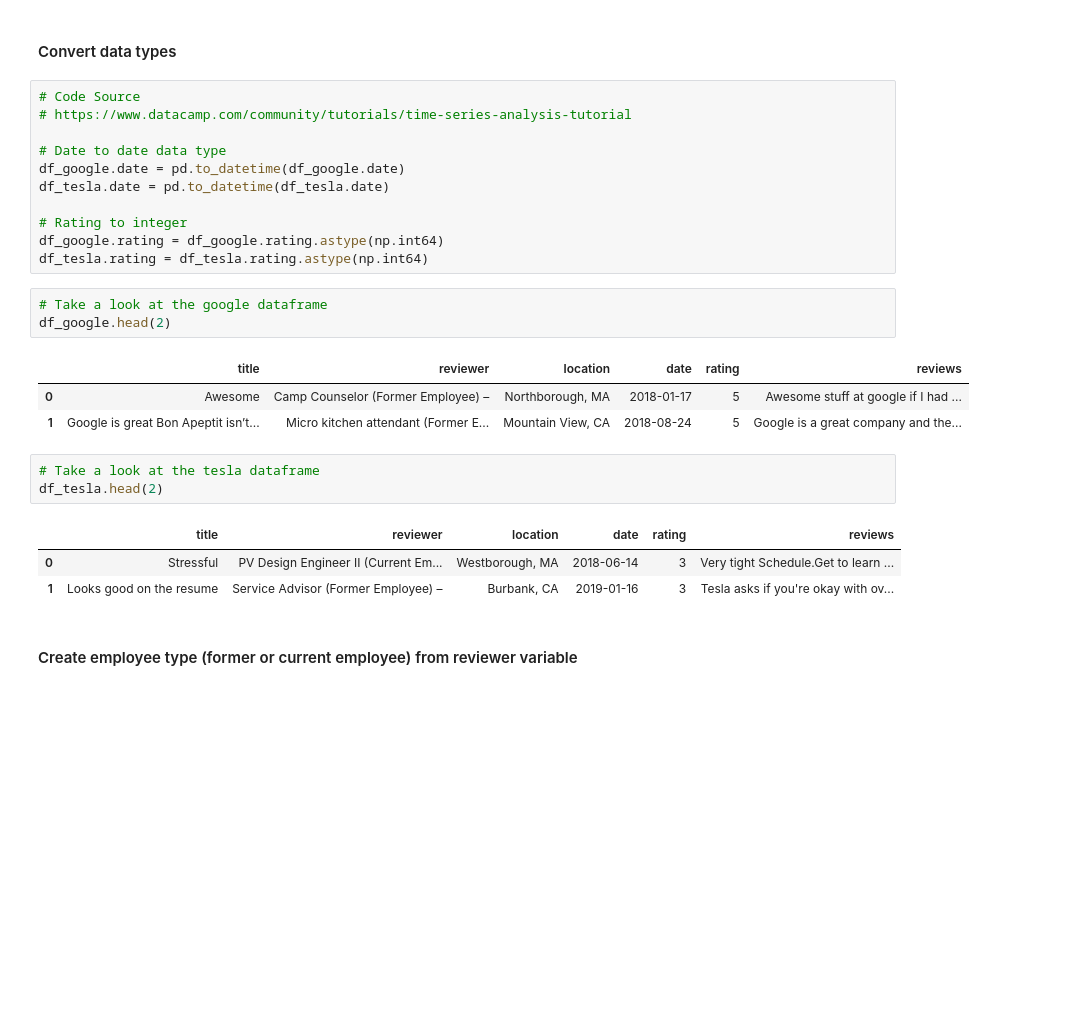
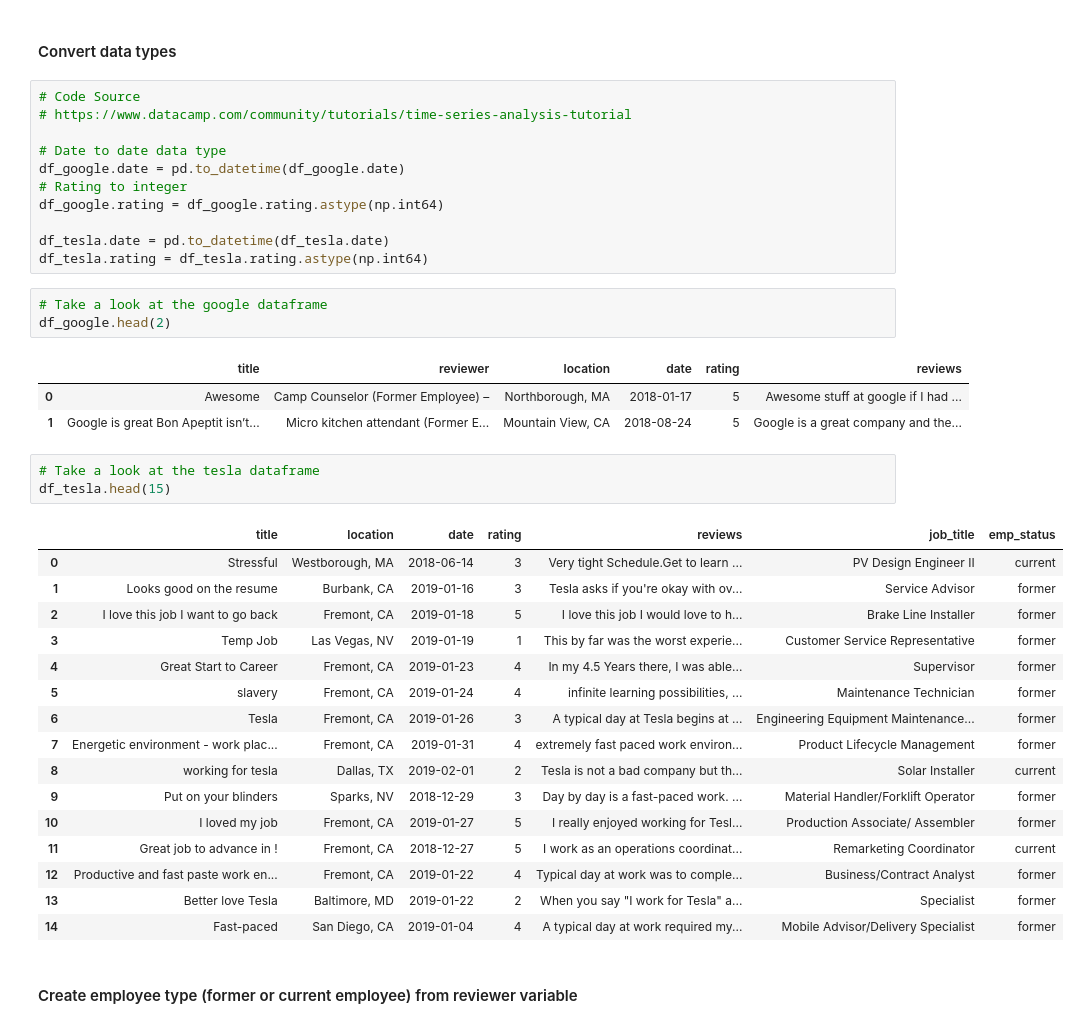
Before and after one commit to chris10davies/MSDS692-Data-Science-Practicum, a Jupyter notebook: reviews.ipynb, the cells around one changed output. Drawn from its saved outputs; the diff is of its cells as text; blank space fills up the shorter version.

Commit message:
Revert "Update reviews.ipynb"
This reverts commit aa2126b7fd10adf7342487276a0b4e2ecbf6382c.

```diff
--- a/reviews.ipynb
+++ b/reviews.ipynb
@@ -89,10 +74,10 @@ memory usage: 58.0+ KB
 
 # Date to date data type
 df_google.date = pd.to_datetime(df_google.date)
-df_tesla.date = pd.to_datetime(df_tesla.date)
-
 # Rating to integer
 df_google.rating = df_google.rating.astype(np.int64)
+
+df_tesla.date = pd.to_datetime(df_tesla.date)
 df_tesla.rating = df_tesla.rating.astype(np.int64)
 # %%
 # Take a look at the google dataframe
@@ -103,11 +88,24 @@ df_google.head(2)
 | 1 | Google is great Bon Apeptit isn’t... | Micro kitchen attendant (Former E... | Mountain View, CA | 2018-08-24 | 5 | Google is a great company and the... |
 # %%
 # Take a look at the tesla dataframe
-df_tesla.head(2)
+df_tesla.head(15)
 # %% [output]
-|  | title | reviewer | location | date | rating | reviews |
-| 0 | Stressful | PV Design Engineer II (Current Em... | Westborough, MA | 2018-06-14 | 3 | Very tight Schedule.Get to learn ... |
-| 1 | Looks good on the resume | Service Advisor (Former Employee) – | Burbank, CA | 2019-01-16 | 3 | Tesla asks if you're okay with ov... |
+|  | title | location | date | rating | reviews | job_title | emp_status |
+| 0 | Stressful | Westborough, MA | 2018-06-14 | 3 | Very tight Schedule.Get to learn ... | PV Design Engineer II | current |
+| 1 | Looks good on the resume | Burbank, CA | 2019-01-16 | 3 | Tesla asks if you're okay with ov... | Service Advisor | former |
+| 2 | I love this job I want to go back | Fremont, CA | 2019-01-18 | 5 | I love this job I would love to h... | Brake Line Installer | former |
+| 3 | Temp Job | Las Vegas, NV | 2019-01-19 | 1 | This by far was the worst experie... | Customer Service Representative | former |
+| 4 | Great Start to Career | Fremont, CA | 2019-01-23 | 4 | In my 4.5 Years there, I was able... | Supervisor | former |
+| 5 | slavery | Fremont, CA | 2019-01-24 | 4 | infinite learning possibilities, ... | Maintenance Technician | former |
+| 6 | Tesla | Fremont, CA | 2019-01-26 | 3 | A typical day at Tesla begins at ... | Engineering Equipment Maintenance... | former |
+| 7 | Energetic environment - work plac... | Fremont, CA | 2019-01-31 | 4 | extremely fast paced work environ... | Product Lifecycle Management | former |
+| 8 | working for tesla | Dallas, TX | 2019-02-01 | 2 | Tesla is not a bad company but th... | Solar Installer | current |
+| 9 | Put on your blinders | Sparks, NV | 2018-12-29 | 3 | Day by day is a fast-paced work. ... | Material Handler/Forklift Operator | former |
+| 10 | I loved my job | Fremont, CA | 2019-01-27 | 5 | I really enjoyed working for Tesl... | Production Associate/ Assembler | former |
+| 11 | Great job to advance in ! | Fremont, CA | 2018-12-27 | 5 | I work as an operations coordinat... | Remarketing Coordinator | current |
+| 12 | Productive and fast paste work en... | Fremont, CA | 2019-01-22 | 4 | Typical day at work was to comple... | Business/Contract Analyst | former |
+| 13 | Better love Tesla | Baltimore, MD | 2019-01-22 | 2 | When you say "I work for Tesla" a... | Specialist | former |
+| 14 | Fast-paced | San Diego, CA | 2019-01-04 | 4 | A typical day at work required my... | Mobile Advisor/Delivery Specialist | former |
 # %% [markdown]
 
 #### Create employee type (former or current employee) from reviewer variable
```
Also changed, not shown: parts of 152 cells of this notebook.
